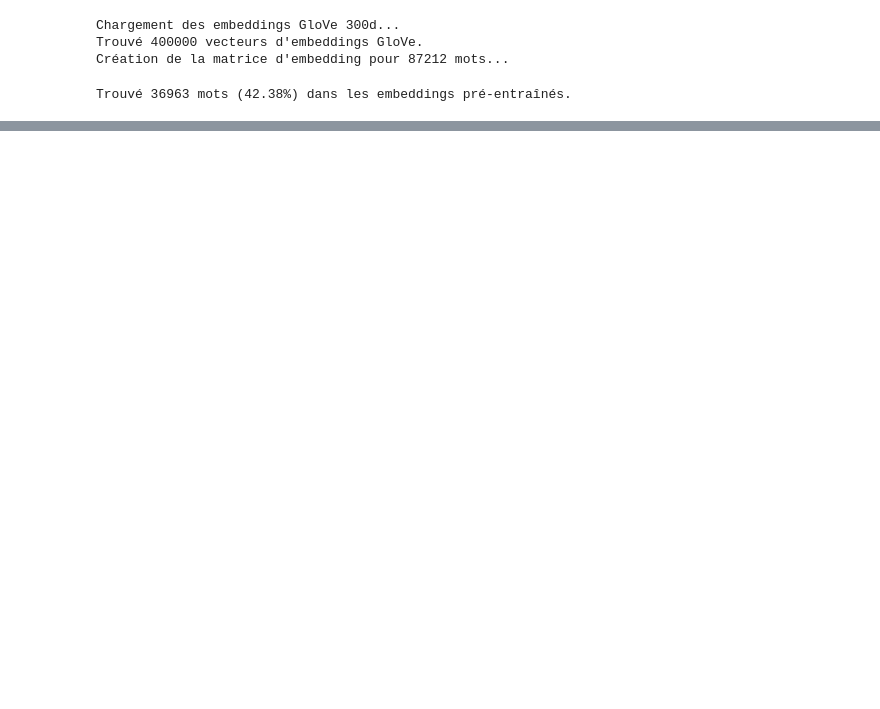
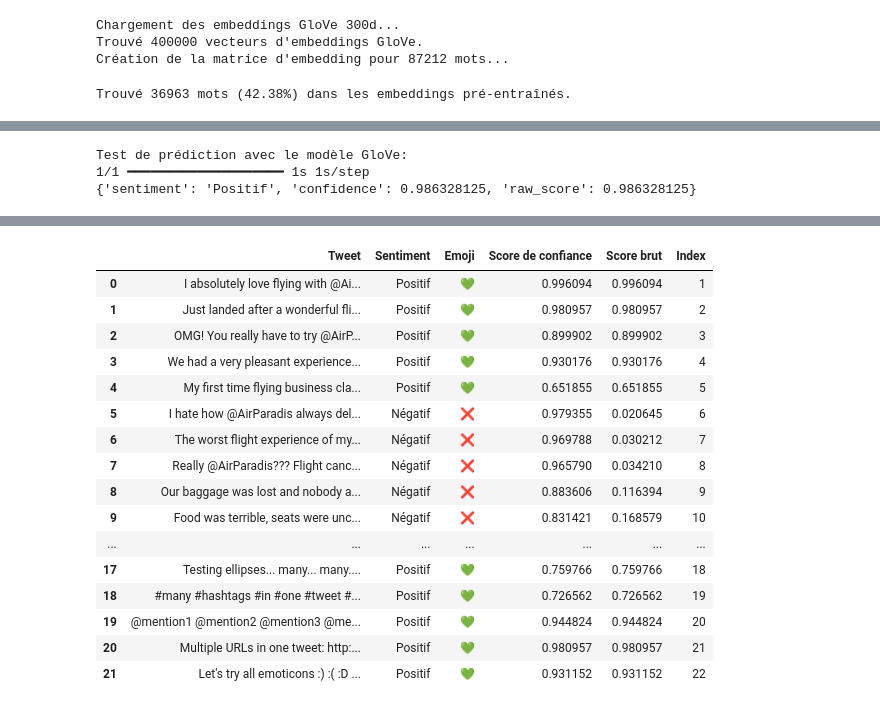
Before and after one commit to DavidScanu/oc-ai-engineer-p07-analyse-sentiments-deep-learning, a Jupyter notebook: scanu-david-03-notebook-modele-avance-20250306.ipynb, the cells around one changed output, grey strips where cells are left out. Cells and saved outputs as stored; diff of their text form; code cells hidden in the pictures; blank space fills up the shorter version.

```diff
--- a/scanu-david-03-notebook-modele-avance-20250306.ipynb
+++ b/scanu-david-03-notebook-modele-avance-20250306.ipynb
@@ -1590,0 +1636,23 @@ Trouvé 36963 mots (42.38%) dans les embeddings pré-entraînés.
+# %%
+# Charger le modèle pour la prédiction
+lstm_glove_model_pack = load_complete_model("LSTM", "GloVe-300d-Fige")
+# %%
+# Tester le modèle sur quelques exemples
+print("\nTest de prédiction avec le modèle GloVe:")
+result = predict_sentiment("I love flying with this airline, the service is amazing!", lstm_glove_model_pack)
+print(result)
+# %% [output]
+Test de prédiction avec le modèle GloVe:
+1/1 ━━━━━━━━━━━━━━━━━━━━ 1s 1s/step
+{'sentiment': 'Positif', 'confidence': 0.986328125, 'raw_score': 0.986328125}
+# %%
+# Obtenir le DataFrame des prédictions pour le modèle GloVe
+df_results_glove = test_model_on_examples(lstm_glove_model_pack, test_tweets_improved)
+
+# Sauvegarder les résultats dans un fichier CSV
+df_results_glove.to_csv("content/advanced-model/LSTM_GloVe-300d-Fige/predictions_results.csv", index=False)
+
+# Afficher un aperçu des prédictions
+print("\nAperçu des prédictions GloVe :")
+df_results_glove
+# %% [output]
@@ -1590,0 +1676,17 @@ Trouvé 36963 mots (42.38%) dans les embeddings pré-entraînés.
+|  | Tweet | Sentiment | Emoji | Score de confiance | Score brut | Index |
+| 0 | I absolutely love flying with @Ai... | Positif | 💚 | 0.996094 | 0.996094 | 1 |
+| 1 | Just landed after a wonderful fli... | Positif | 💚 | 0.980957 | 0.980957 | 2 |
+| 2 | OMG! You really have to try @AirP... | Positif | 💚 | 0.899902 | 0.899902 | 3 |
+| 3 | We had a very pleasant experience... | Positif | 💚 | 0.930176 | 0.930176 | 4 |
+| 4 | My first time flying business cla... | Positif | 💚 | 0.651855 | 0.651855 | 5 |
+| 5 | I hate how @AirParadis always del... | Négatif | ❌ | 0.979355 | 0.020645 | 6 |
+| 6 | The worst flight experience of my... | Négatif | ❌ | 0.969788 | 0.030212 | 7 |
+| 7 | Really @AirParadis??? Flight canc... | Négatif | ❌ | 0.965790 | 0.034210 | 8 |
+| 8 | Our baggage was lost and nobody a... | Négatif | ❌ | 0.883606 | 0.116394 | 9 |
+| 9 | Food was terrible, seats were unc... | Négatif | ❌ | 0.831421 | 0.168579 | 10 |
+| ... | ... | ... | ... | ... | ... | ... |
+| 17 | Testing ellipses... many... many.... | Positif | 💚 | 0.759766 | 0.759766 | 18 |
+| 18 | #many #hashtags #in #one #tweet #... | Positif | 💚 | 0.726562 | 0.726562 | 19 |
+| 19 | @mention1 @mention2 @mention3 @me... | Positif | 💚 | 0.944824 | 0.944824 | 20 |
+| 20 | Multiple URLs in one tweet: http:... | Positif | 💚 | 0.980957 | 0.980957 | 21 |
+| 21 | Let's try all emoticons :) :( :D ... | Positif | 💚 | 0.931152 | 0.931152 | 22 |
```
Also changed, not shown: parts of 30 cells of this notebook.
